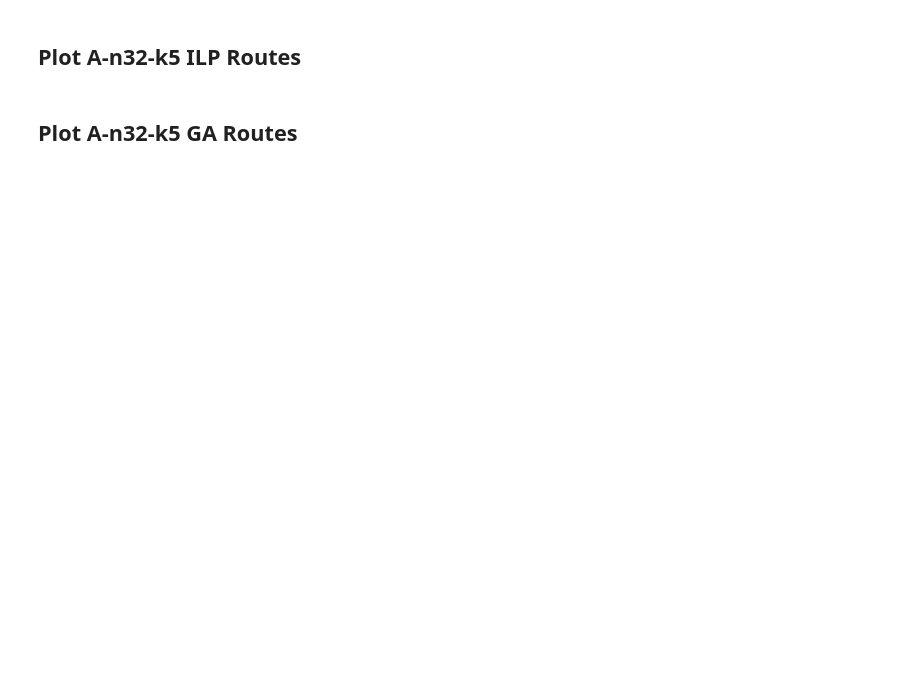
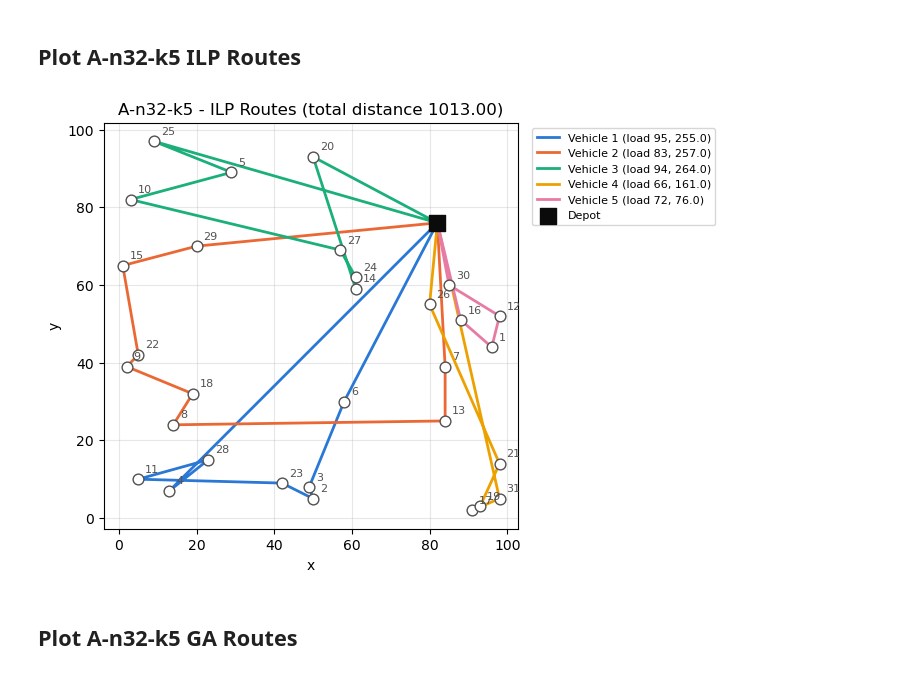
Before and after one commit to ms26903460/Optimization_Group_Assignment, a Jupyter notebook: Delivery Route Optimization Using Exact and Heuristic Methods.ipynb, the cells around one changed output. Drawn from its saved outputs; the diff is of its cells as text; code cells hidden in the pictures; blank space fills up the shorter version.

Commit message:
Execute and obtain results for the real-world dataset

```diff
--- a/Delivery Route Optimization Using Exact and Heuristic Methods.ipynb
+++ b/Delivery Route Optimization Using Exact and Heuristic Methods.ipynb
@@ -2445,16 +2820,22 @@ plt.show()
 ## Plot A-n32-k5 ILP Routes
 # %%
 # ============================================
-# 42. PLOT A-n32-k5 ILP ROUTES
+# 43. PLOT A-n32-k5 ILP ROUTES
 # ============================================
 
 plot_routes(
     real_ilp_routes,
     real_customers,
+    real_distance_matrix,
     depot_x=REAL_DEPOT_X,
     depot_y=REAL_DEPOT_Y,
     title="A-n32-k5 - ILP Routes"
 )
+
+plt.tight_layout()
+plt.show()
+# %% [output]
+[figure, added]
 # %% [markdown]
 ## Plot A-n32-k5 GA Routes
 # %%
```
Also changed, not shown: parts of 46 cells of this notebook.
